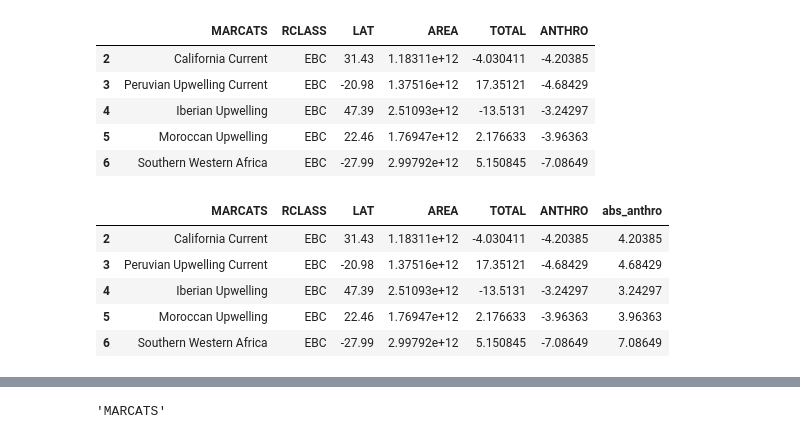
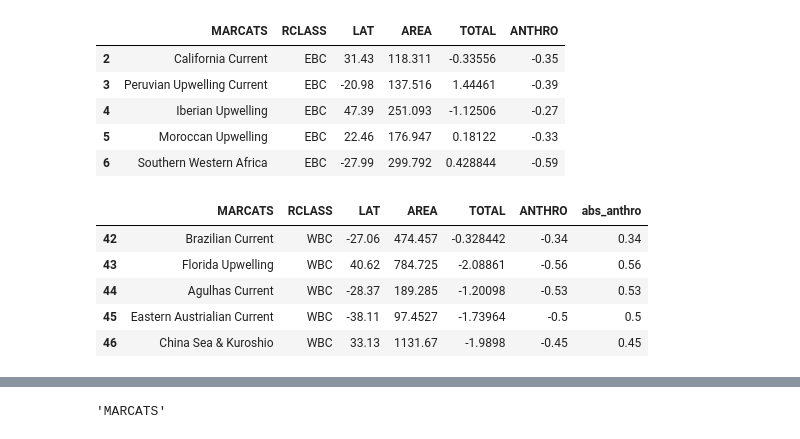
Before and after one commit to KatiRG/CO2airsea, a Jupyter notebook: Build_fluxes_perSurfaceArea.ipynb, the cells around one changed output, grey strips where cells are left out. Drawn from its saved outputs; the diff is of its cells as text; code cells hidden in the pictures.

```diff
--- a/Build_fluxes_perSurfaceArea.ipynb
+++ b/Build_fluxes_perSurfaceArea.ipynb
@@ -58,32 +58,24 @@ df05.head(5)
 # %%
 #Remove rows 0 and 1
 df05 = df05.drop([0, 1], 0)
-
-#Convert surface area from 10e3 km2 to m2
-df05['AREA'] = df05['AREA'] * 10e9
-
-#Convert fluxes from molC/(m2 yr) to g/(m2 yr)
-df05['TOTAL'] = df05['TOTAL'] * molarmassC #* 10e-12
-df05['ANTHRO'] = df05['ANTHRO'] * molarmassC
-
 df05.head(5)
 # %% [output]
 |  | MARCATS | RCLASS | LAT | AREA | TOTAL | ANTHRO |
-| 2 | California Current | EBC | 31.43 | 1.18311e+12 | -4.030411 | -4.20385 |
-| 3 | Peruvian Upwelling Current | EBC | -20.98 | 1.37516e+12 | 17.35121 | -4.68429 |
-| 4 | Iberian Upwelling | EBC | 47.39 | 2.51093e+12 | -13.5131 | -3.24297 |
-| 5 | Moroccan Upwelling | EBC | 22.46 | 1.76947e+12 | 2.176633 | -3.96363 |
-| 6 | Southern Western Africa | EBC | -27.99 | 2.99792e+12 | 5.150845 | -7.08649 |
+| 2 | California Current | EBC | 31.43 | 118.311 | -0.33556 | -0.35 |
+| 3 | Peruvian Upwelling Current | EBC | -20.98 | 137.516 | 1.44461 | -0.39 |
+| 4 | Iberian Upwelling | EBC | 47.39 | 251.093 | -1.12506 | -0.27 |
+| 5 | Moroccan Upwelling | EBC | 22.46 | 176.947 | 0.18122 | -0.33 |
+| 6 | Southern Western Africa | EBC | -27.99 | 299.792 | 0.428844 | -0.59 |
 # %%
 #Add column for abs value of ANTRHO for plotting purposes
 df05['abs_anthro'] = -1 * df05['ANTHRO']
-df05.head(5)
+df05.tail(5)
 # %% [output]
 |  | MARCATS | RCLASS | LAT | AREA | TOTAL | ANTHRO | abs_anthro |
-| 2 | California Current | EBC | 31.43 | 1.18311e+12 | -4.030411 | -4.20385 | 4.20385 |
-| 3 | Peruvian Upwelling Current | EBC | -20.98 | 1.37516e+12 | 17.35121 | -4.68429 | 4.68429 |
-| 4 | Iberian Upwelling | EBC | 47.39 | 2.51093e+12 | -13.5131 | -3.24297 | 3.24297 |
-| 5 | Moroccan Upwelling | EBC | 22.46 | 1.76947e+12 | 2.176633 | -3.96363 | 3.96363 |
-| 6 | Southern Western Africa | EBC | -27.99 | 2.99792e+12 | 5.150845 | -7.08649 | 7.08649 |
+| 42 | Brazilian Current | WBC | -27.06 | 474.457 | -0.328442 | -0.34 | 0.34 |
+| 43 | Florida Upwelling | WBC | 40.62 | 784.725 | -2.08861 | -0.56 | 0.56 |
+| 44 | Agulhas Current | WBC | -28.37 | 189.285 | -1.20098 | -0.53 | 0.53 |
+| 45 | Eastern Austrialian Current | WBC | -38.11 | 97.4527 | -1.73964 | -0.5 | 0.5 |
+| 46 | China Sea & Kuroshio | WBC | 33.13 | 1131.67 | -1.9898 | -0.45 | 0.45 |
 # %%
 #Add columns for flux per surface area, expressed in Tg (10e12 g)
```
Also changed, not shown: parts of 16 cells of this notebook, 2 other files.
